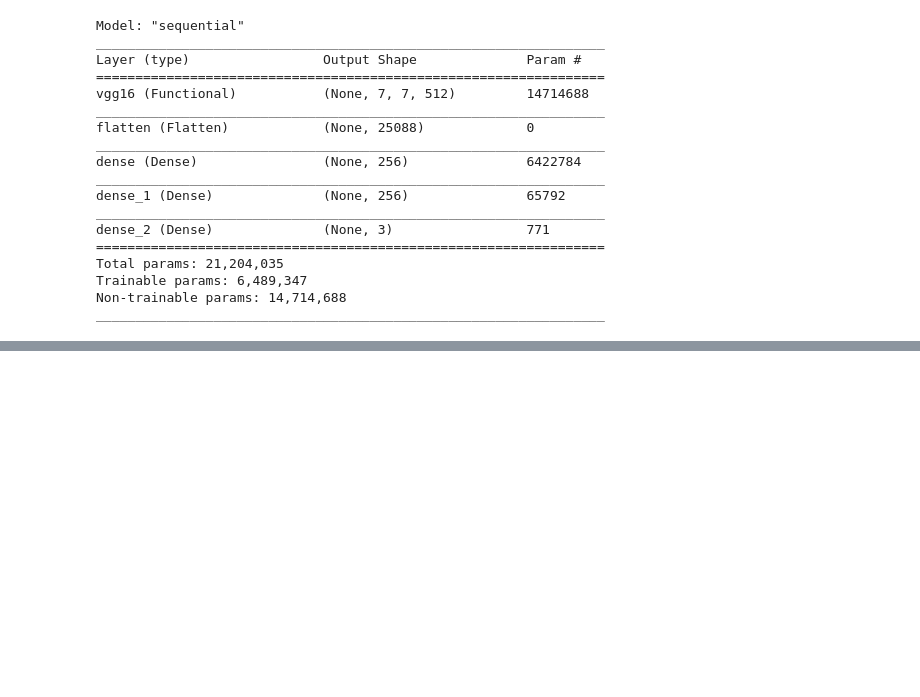
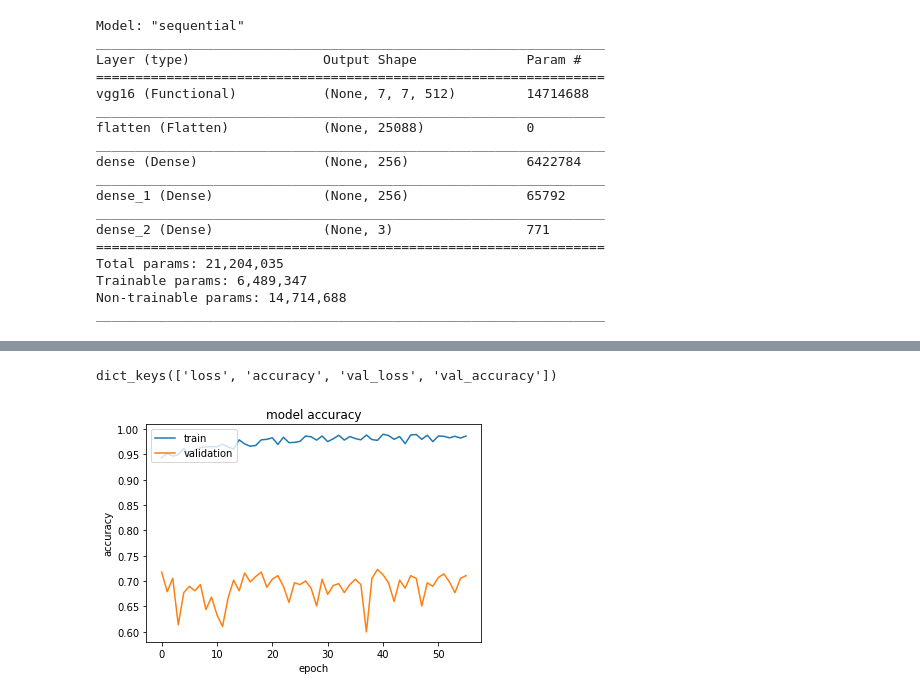
Before and after one commit to LittleLunar/OrangeClassificationDeepLearning, a Jupyter notebook: src/main.ipynb, the cells around one changed output, grey strips where cells are left out. Drawn from its saved outputs; the diff is of its cells as text; code cells hidden in the pictures; blank space fills up the shorter version.

Commit message:
train 56 epochs

```diff
--- a/src/main.ipynb
+++ b/src/main.ipynb
@@ -104,15 +117,17 @@ _________________________________________________________________
 ''' Compiling '''
 
 opt = tf.keras.optimizers.Adam(learning_rate=0.001) ### can be changed
-los = tf.keras.losses.BinaryCrossentropy()  ### can be changed
-met = tf.keras.metrics.Accuracy()  ### can be changed
+los = tf.keras.losses.categorical_crossentropy  ### can be changed
 
-model.compile(optimizer=opt, loss=los, metrics=met)
+
+model.compile(optimizer=opt, loss=los, metrics=['accuracy'])
 # %%
 ''' Training '''
 model.fit(
     train_dataset, # both data and label cause we use ImageDataGenerator
-    validation_data=valid_dataset,
-    epochs=10, ### can be change
+
+    epochs=56, ### can be change
+    validation_data= validation_dataset,
+
     shuffle=True
 )
@@ -120,0 +153,15 @@ model.fit(
+# %%
+''' Evaluating '''
+print(model.history.history.keys())
+# %% [output]
+dict_keys(['loss', 'accuracy', 'val_loss', 'val_accuracy'])
+# %%
+plt.plot(model.history.history['accuracy'])
+plt.plot(model.history.history['val_accuracy'])
+plt.title('model accuracy')
+plt.ylabel('accuracy')
+plt.xlabel('epoch')
+plt.legend(['train', 'validation'], loc='upper left')
+plt.show()
+# %% [output]
+[figure, added]
```
Also changed, not shown: parts of 7 cells of this notebook.
